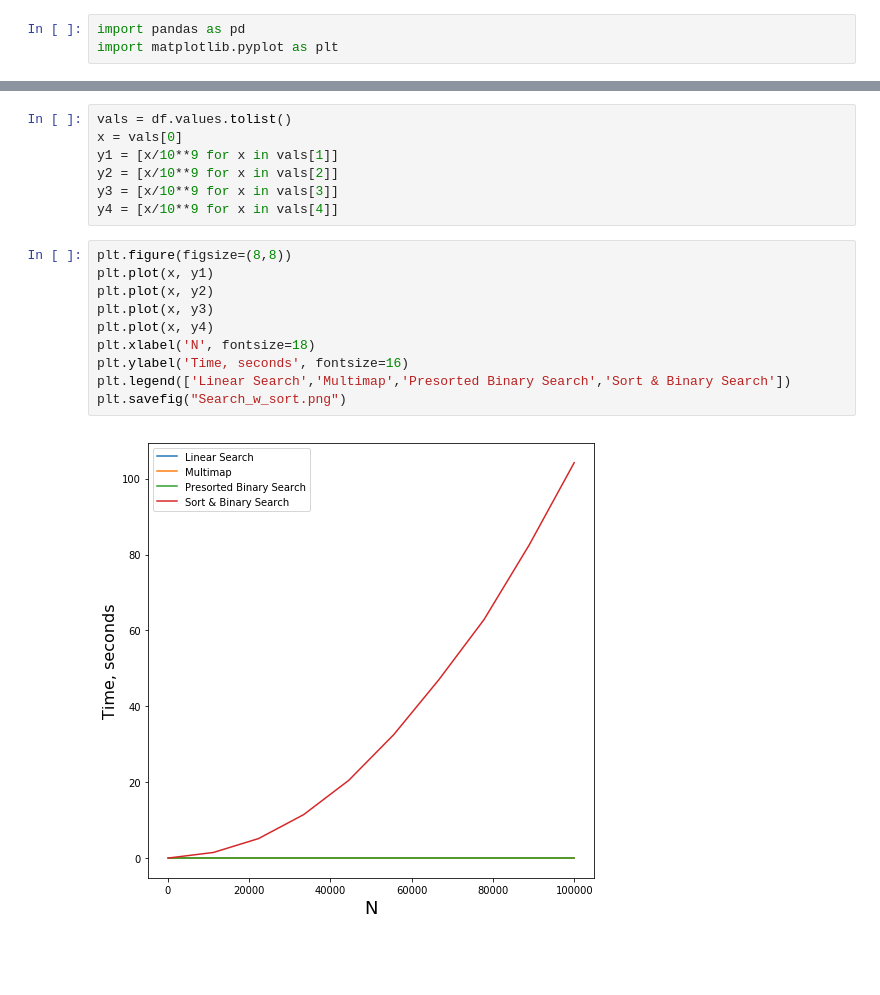
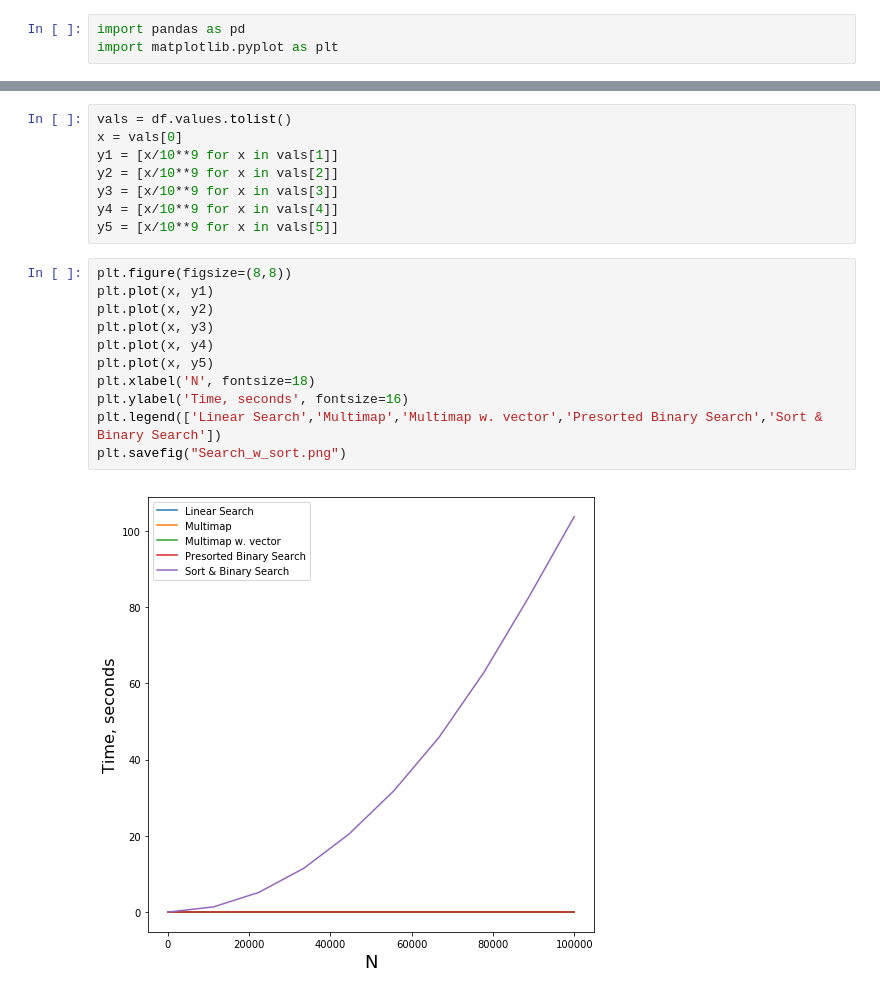
Before and after one commit to tyyu3/programming-techniques, a Jupyter notebook: Search Technique/Analyze.ipynb, the cells around one changed output, grey strips where cells are left out. Cells and saved outputs as stored; diff of their text form; blank space fills up the shorter version.

```diff
--- a/Search Technique/Analyze.ipynb
+++ b/Search Technique/Analyze.ipynb
@@ -19,18 +20,20 @@ y1 = [x/10**9 for x in vals[1]]
 y2 = [x/10**9 for x in vals[2]]
 y3 = [x/10**9 for x in vals[3]]
 y4 = [x/10**9 for x in vals[4]]
+y5 = [x/10**9 for x in vals[5]]
 # %%
 plt.figure(figsize=(8,8))
 plt.plot(x, y1)
 plt.plot(x, y2)
 plt.plot(x, y3)
 plt.plot(x, y4)
+plt.plot(x, y5)
 plt.xlabel('N', fontsize=18)
 plt.ylabel('Time, seconds', fontsize=16)
-plt.legend(['Linear Search','Multimap','Presorted Binary Search','Sort & Binary Search'])
+plt.legend(['Linear Search','Multimap','Multimap w. vector','Presorted Binary Search','Sort & Binary Search'])
 plt.savefig("Search_w_sort.png")
 # %% [output]
-[figure, old version]
+[figure, new version]
 # %%
 plt.figure(figsize=(8,8))
 plt.plot(x, y1)
```
Also changed, not shown: parts of 3 cells of this notebook, 10 other files.
